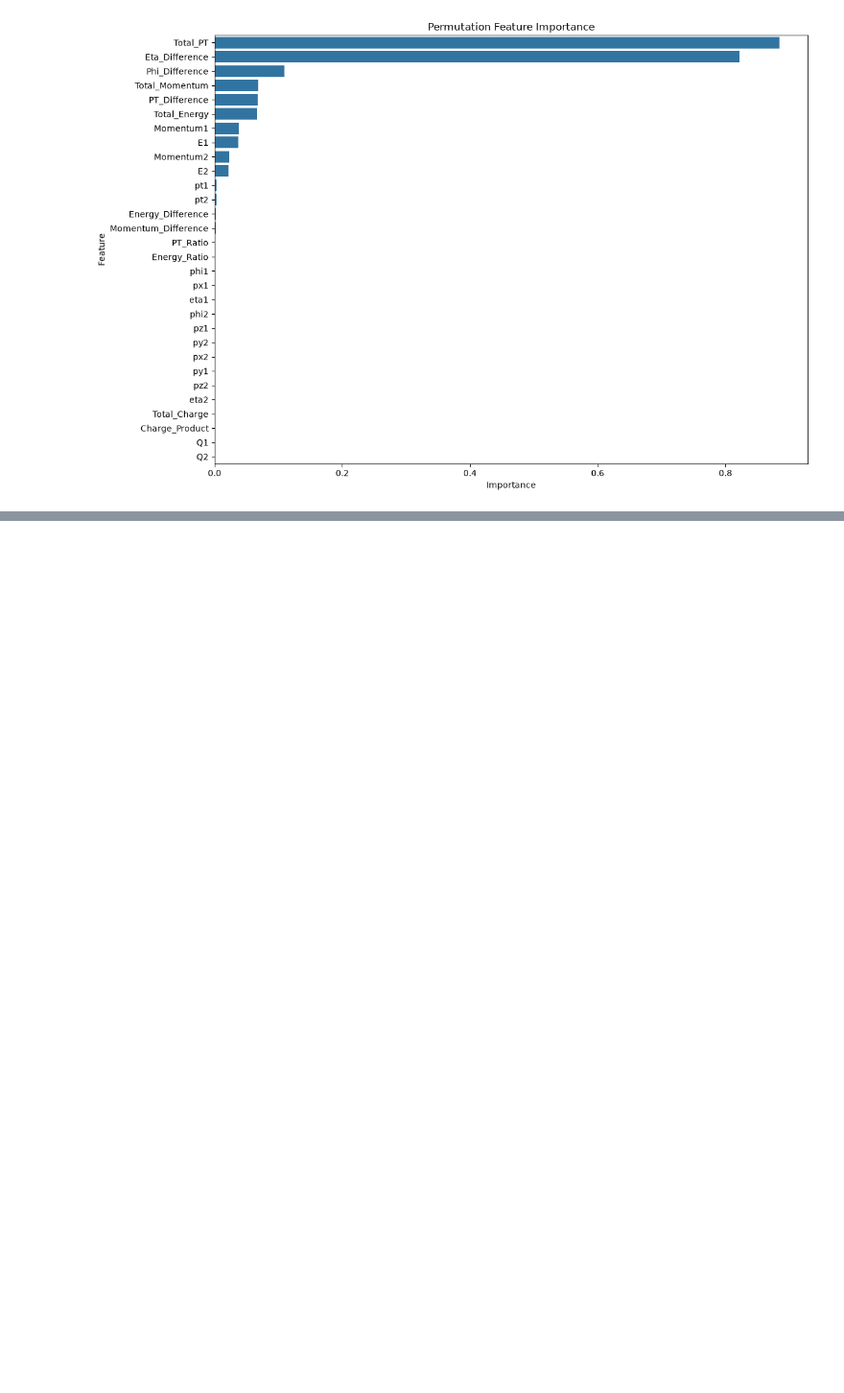
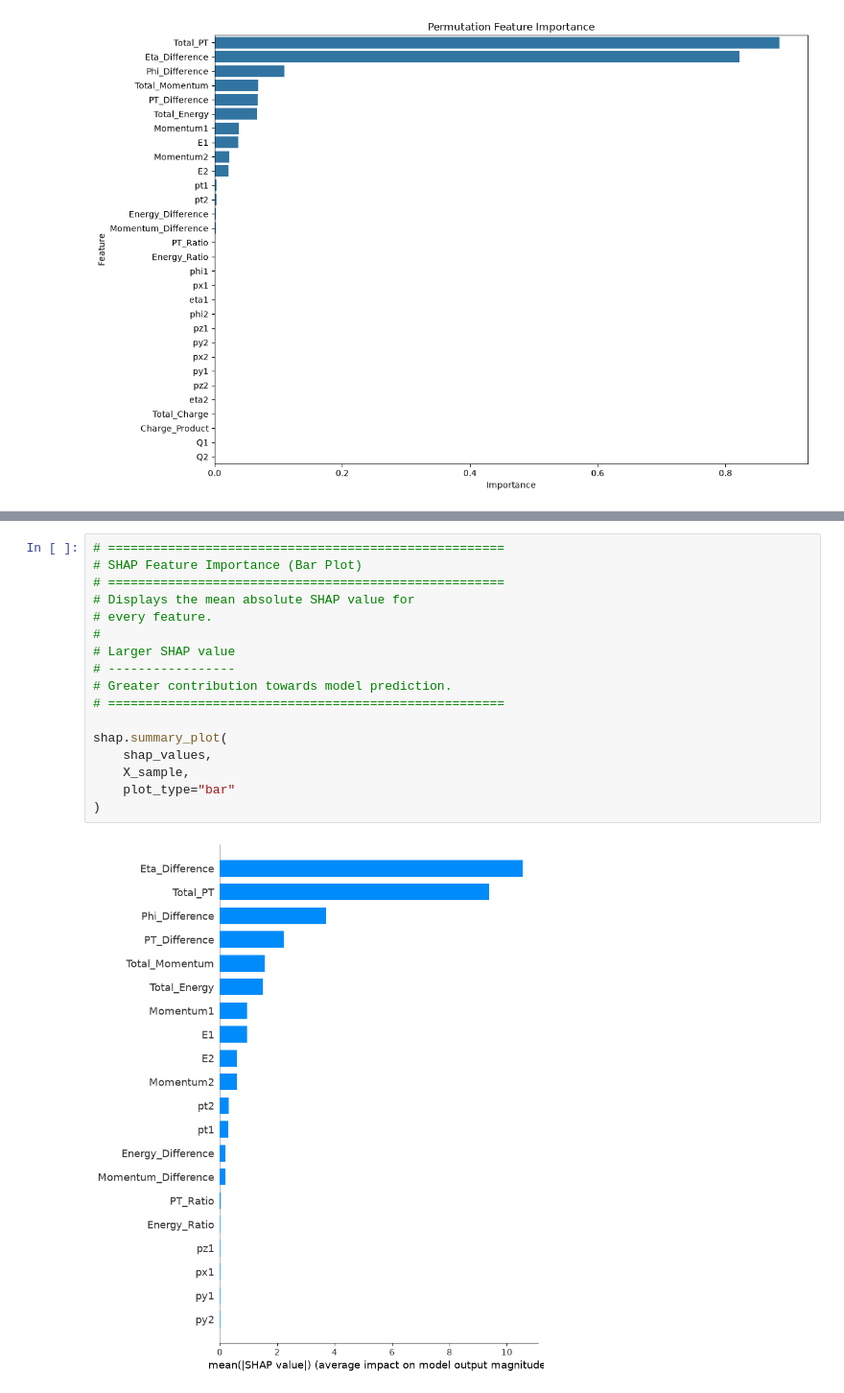
Before and after one commit to IvySingh-1/CERN-dielectron-ML-sensor-optimization, a Jupyter notebook: notebooks/05_Feature_Selection.ipynb, the cells around one changed output, grey strips where cells are left out. Shown at 96% size. Saved outputs shown, nothing was run; the diff lists cells and outputs as text; blank space fills up the shorter version.

```diff
--- a/notebooks/05_Feature_Selection.ipynb
+++ b/notebooks/05_Feature_Selection.ipynb
@@ -583,0 +636,19 @@ plt.show()
+# %%
+# =====================================================
+# SHAP Feature Importance (Bar Plot)
+# =====================================================
+# Displays the mean absolute SHAP value for
+# every feature.
+#
+# Larger SHAP value
+# -----------------
+# Greater contribution towards model prediction.
+# =====================================================
+
+shap.summary_plot(
+    shap_values,
+    X_sample,
+    plot_type="bar"
+)
+# %% [output]
+[figure, added]
```
Also changed, not shown: parts of 11 cells of this notebook.
